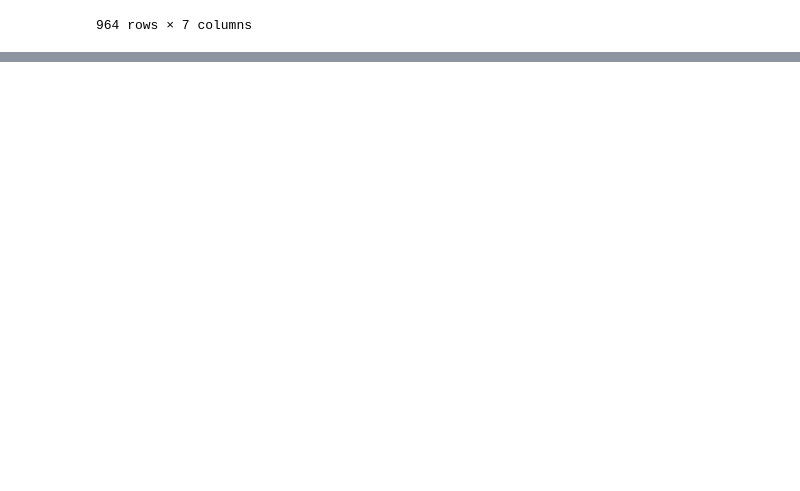
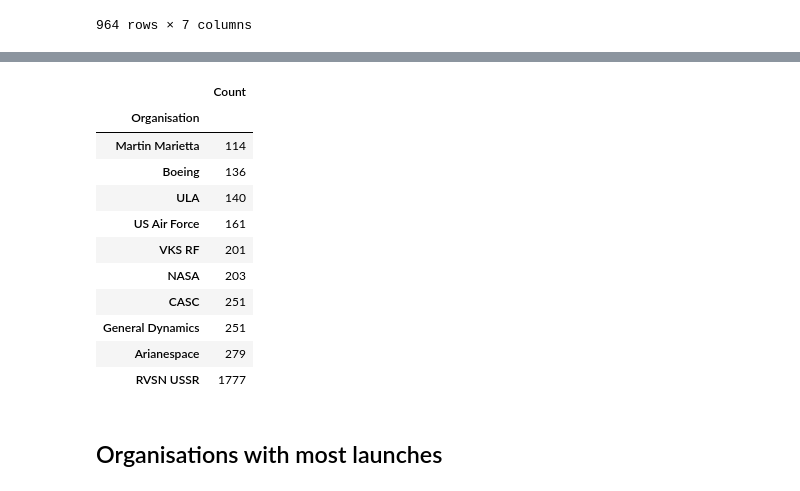
Before and after one commit to muhzinkhan/Space-Race-Analysis, a Jupyter notebook: Space_Missions_Analysis.ipynb, the cells around one changed output, grey strips where cells are left out. Saved outputs shown, nothing was run; the diff lists cells and outputs as text; code cells hidden in the pictures; blank space fills up the shorter version.

```diff
--- a/Space_Missions_Analysis.ipynb
+++ b/Space_Missions_Analysis.ipynb
@@ -112,0 +127,18 @@ df_notna_price
+# %%
+launch_per_org = df_data.groupby("Organisation").agg({'Organisation': pd.Series.count}).rename(columns = {'Organisation':'Count'}).sort_values(by='Count')
+launch_per_org[-10:]
+# %% [output]
+|  | Count |
+| Organisation |  |
+| Martin Marietta | 114 |
+| Boeing | 136 |
+| ULA | 140 |
+| US Air Force | 161 |
+| VKS RF | 201 |
+| NASA | 203 |
+| CASC | 251 |
+| General Dynamics | 251 |
+| Arianespace | 279 |
+| RVSN USSR | 1777 |
+# %% [markdown]
+## Organisations with most launches
```
Also changed, not shown: parts of 4 cells of this notebook.
